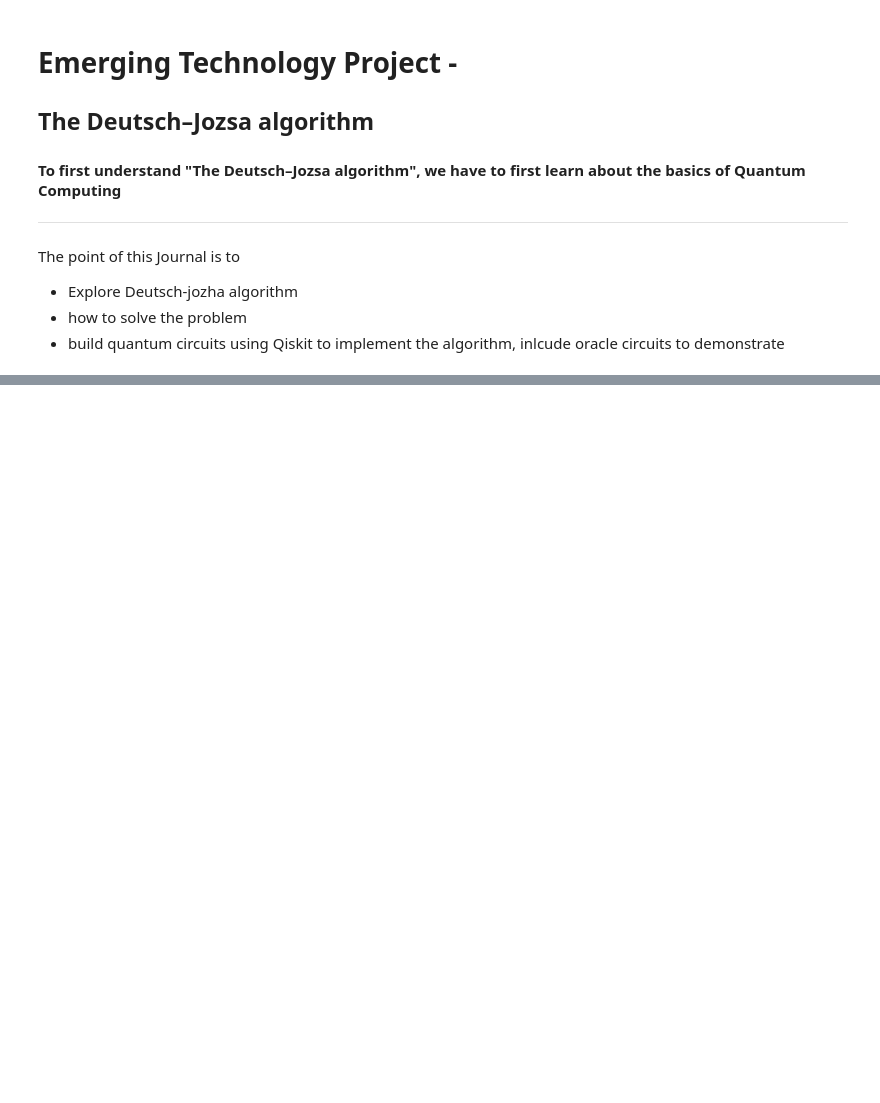
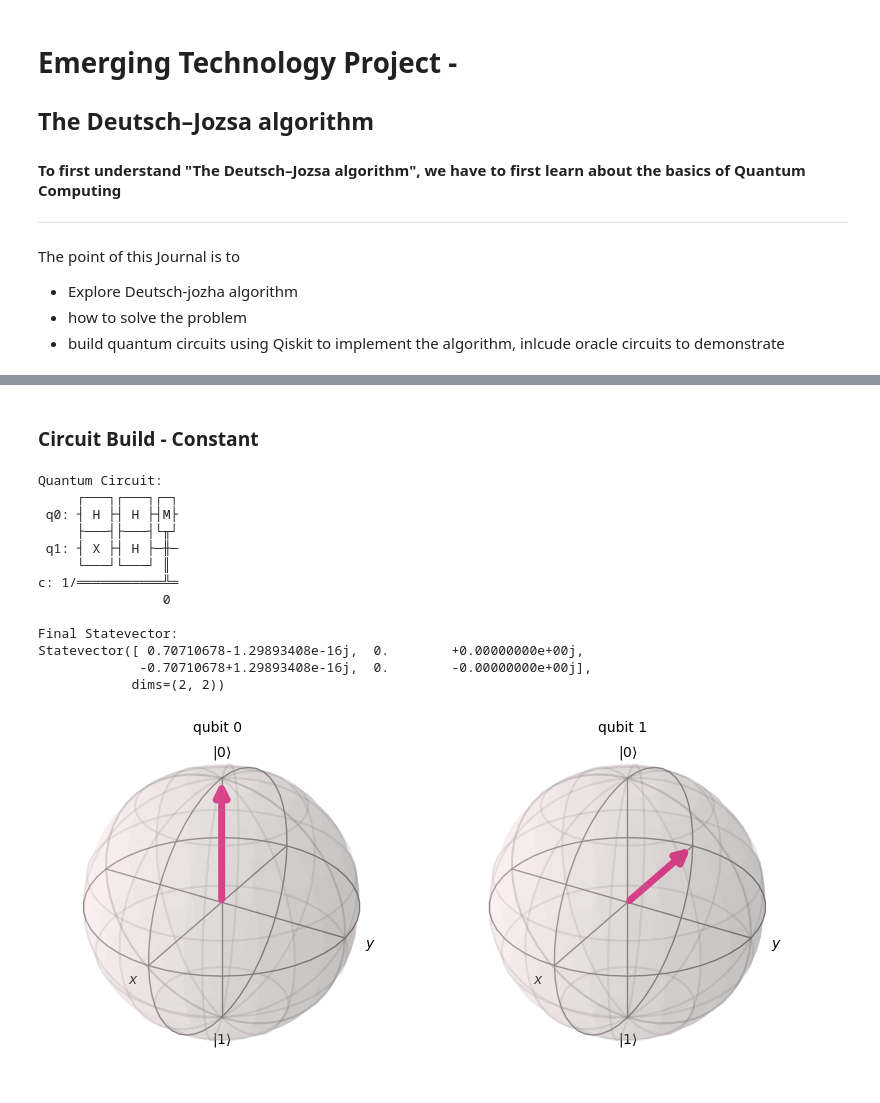
Before and after one commit to EoinieLawless/EmergingTechnologyModule, a Jupyter notebook: project.ipynb, the cells around one changed output, grey strips where cells are left out. Cells and saved outputs as stored; diff of their text form; code cells hidden in the pictures; blank space fills up the shorter version.

```diff
--- a/project.ipynb
+++ b/project.ipynb
@@ -108,5 +173,0 @@ Here I will build a quantum Cicuit using Qisket, inlcuding any Oracle ciruits to
-# %%
-from qiskit import QuantumCircuit
-
-qc = QuantumCircuit(2)
-qc.qubits
@@ -198,0 +262,41 @@ In conclusion, this code demonstates Deutsch's Algorithm by setting up a quantum
+# %% [markdown]
+### Circuit Build - Constant
+# %%
+# Choose the oracle type ('constant' or 'balanced')
+oracle_type = 'constant'
+
+# Build the circuit
+circuit = deutsch_algorithm(oracle_type)
+
+# Visualize the circuit
+print("Quantum Circuit:")
+print(circuit)
+
+# Choose the simulator backend
+backend = Aer.get_backend('statevector_simulator')
+
+# Execute the circuit and get the statevector
+result = execute(circuit, backend).result()
+statevector = result.get_statevector()
+
+# Print the final statevector
+print("\nFinal Statevector:")
+print(statevector)
+
+# Plotting the Bloch sphere for qubits
+plot_bloch_multivector(statevector)
+# %% [output]
+Quantum Circuit:
+     ┌───┐┌───┐┌─┐
+ q0: ┤ H ├┤ H ├┤M├
+     ├───┤├───┤└╥┘
+ q1: ┤ X ├┤ H ├─╫─
+     └───┘└───┘ ║
+c: 1/═══════════╩═
+                0
+
+Final Statevector:
+Statevector([ 0.70710678-1.29893408e-16j,  0.        +0.00000000e+00j,
+             -0.70710678+1.29893408e-16j,  0.        -0.00000000e+00j],
+            dims=(2, 2))
+[figure, added]
```
Also changed, not shown: parts of 27 cells of this notebook, 1 other file.
